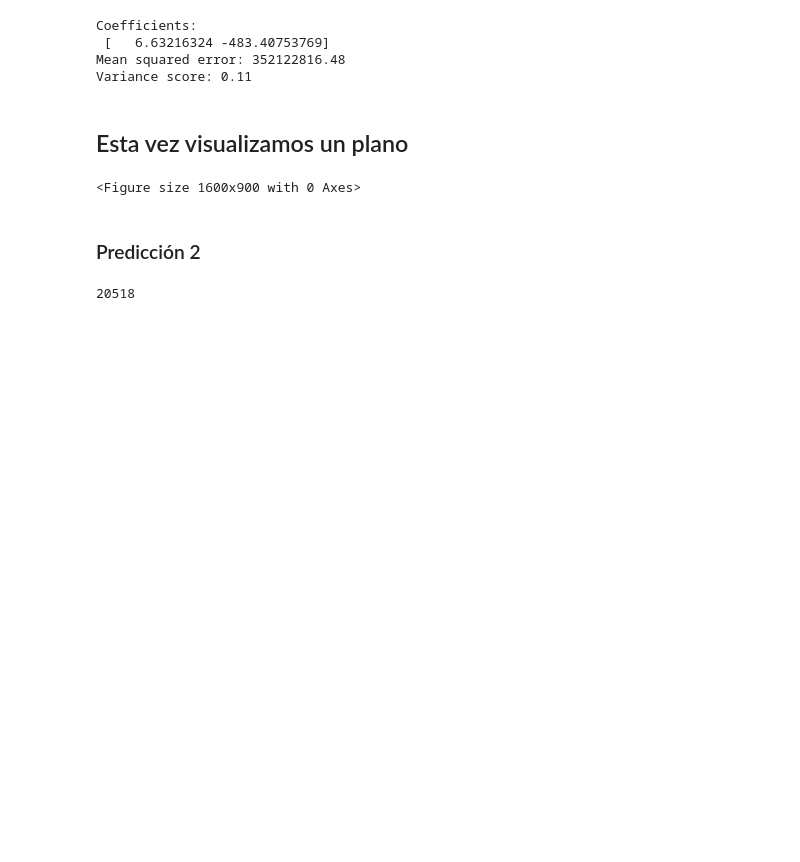
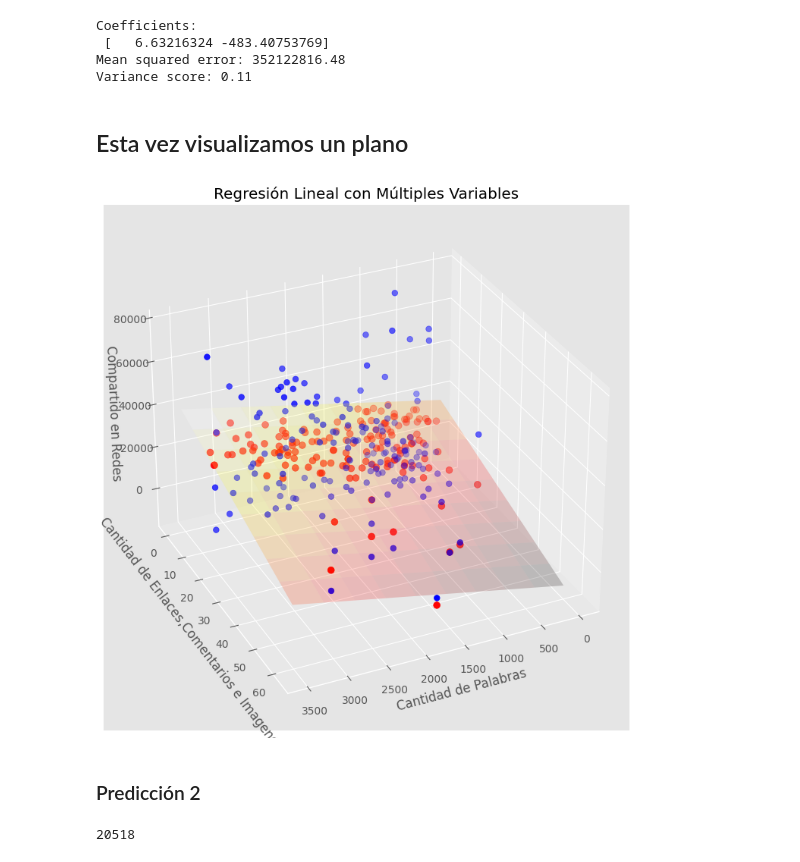
Before and after one commit to a01284661/Actividad, a Jupyter notebook: Ejercicio_Regresion_Lineal.ipynb, the cells around one changed output. Cells and saved outputs as stored; diff of their text form; code cells hidden in the pictures; blank space fills up the shorter version.

```diff
--- a/Ejercicio_Regresion_Lineal.ipynb
+++ b/Ejercicio_Regresion_Lineal.ipynb
@@ -225,38 +244,38 @@ Variance score: 0.11
 ## Esta vez visualizamos un plano
 # %%
 fig = plt.figure()
-ax = Axes3D(fig)
+ax = fig.add_subplot(111, projection='3d')
 
 # Creamos una malla, sobre la cual graficaremos el plano
 xx, yy = np.meshgrid(np.linspace(0, 3500, num=10), np.linspace(0, 60, num=10))
 
 # calculamos los valores del plano para los puntos x e y
 nuevoX = (regr2.coef_[0] * xx)
 nuevoY = (regr2.coef_[1] * yy)
 
 # calculamos los correspondientes valores para z. Debemos sumar el punto de intercepción
 z = (nuevoX + nuevoY + regr2.intercept_)
 
 # Graficamos el plano
 ax.plot_surface(xx, yy, z, alpha=0.2, cmap='hot')
 
 # Graficamos en azul los puntos en 3D
 ax.scatter(XY_train[:, 0], XY_train[:, 1], z_train, c='blue',s=30)
 
 # Graficamos en rojo, los puntos que
 ax.scatter(XY_train[:, 0], XY_train[:, 1], z_pred, c='red',s=40)
 
 # con esto situamos la "camara" con la que visualizamos
 ax.view_init(elev=30., azim=65)
 
 ax.set_xlabel('Cantidad de Palabras')
 ax.set_ylabel('Cantidad de Enlaces,Comentarios e Imagenes')
 ax.set_zlabel('Compartido en Redes')
 ax.set_title('Regresión Lineal con Múltiples Variables')
 
 plt.show()
 # %% [output]
-<Figure size 1600x900 with 0 Axes>
+[figure, added]
 # %% [markdown]
 ### Predicción 2
 # %%
```
Also changed, not shown: parts of 1 cell of this notebook.
